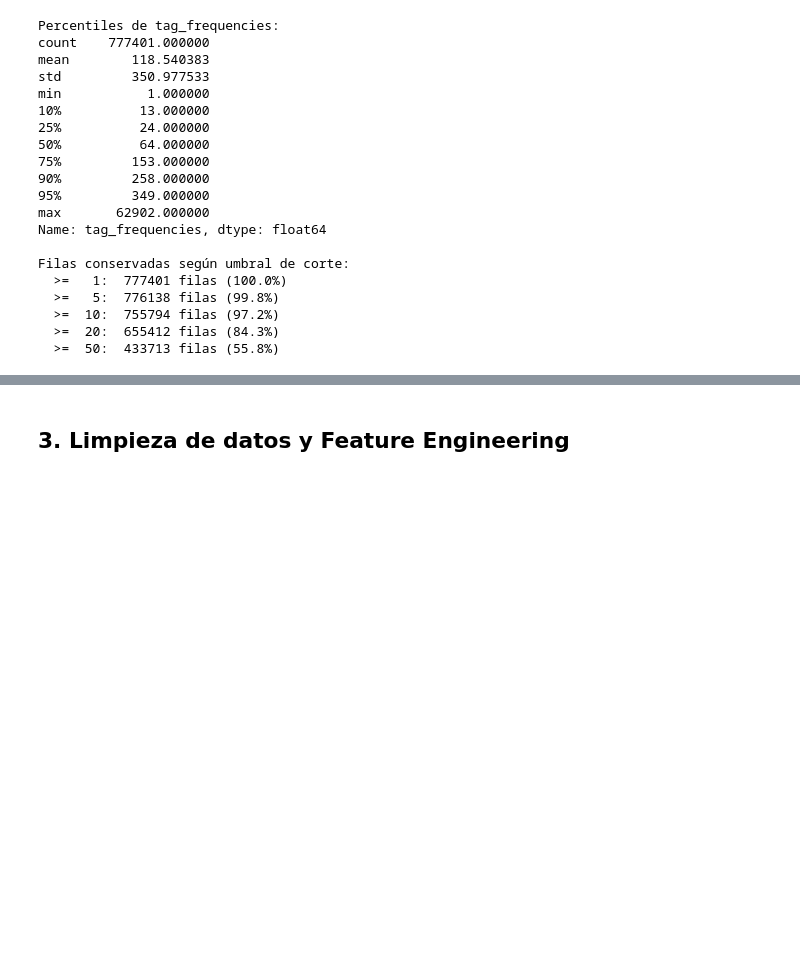
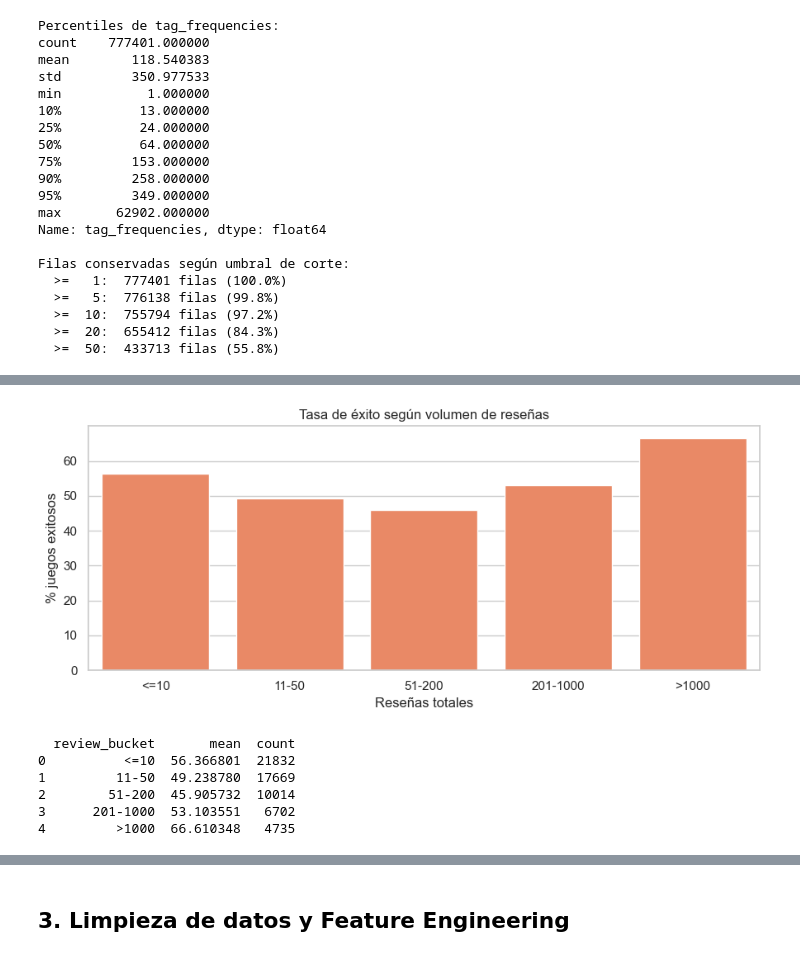
Before and after one commit to HichiroXD/Proyecto_IA_1, a Jupyter notebook: notebook/steam_analysis.ipynb, the cells around one changed output, grey strips where cells are left out. Drawn from its saved outputs; the diff is of its cells as text; code cells hidden in the pictures; blank space fills up the shorter version.

```diff
--- a/notebook/steam_analysis.ipynb
+++ b/notebook/steam_analysis.ipynb
@@ -205,0 +244,31 @@ Filas conservadas según umbral de corte:
+# %%
+# Tasa de éxito según volumen de reseñas (independiente del año)
+df_games['total_reviews'] = df_games['positive'] + df_games['negative']
+
+bins = [0, 10, 50, 200, 1000, df_games['total_reviews'].max() + 1]
+labels = ['<=10', '11-50', '51-200', '201-1000', '>1000']
+df_games['review_bucket'] = pd.cut(df_games['total_reviews'], bins=bins, labels=labels)
+
+bucket_stats = (
+    df_games.groupby('review_bucket', observed=True)['is_successful']
+    .agg(['mean', 'count']).reset_index()
+)
+bucket_stats['mean'] = bucket_stats['mean'] * 100
+
+plt.figure(figsize=(9, 4))
+sns.barplot(data=bucket_stats, x='review_bucket', y='mean', color='coral')
+plt.ylabel('% juegos exitosos')
+plt.xlabel('Reseñas totales')
+plt.title('Tasa de éxito según volumen de reseñas')
+plt.tight_layout()
+plt.show()
+
+print(bucket_stats)
+# %% [output]
+[figure, added]
+  review_bucket       mean  count
+0          <=10  56.366801  21832
+1         11-50  49.238780  17669
+2        51-200  45.905732  10014
+3      201-1000  53.103551   6702
+4         >1000  66.610348   4735
```
Also changed, not shown: parts of 15 cells of this notebook, 1 other file.
